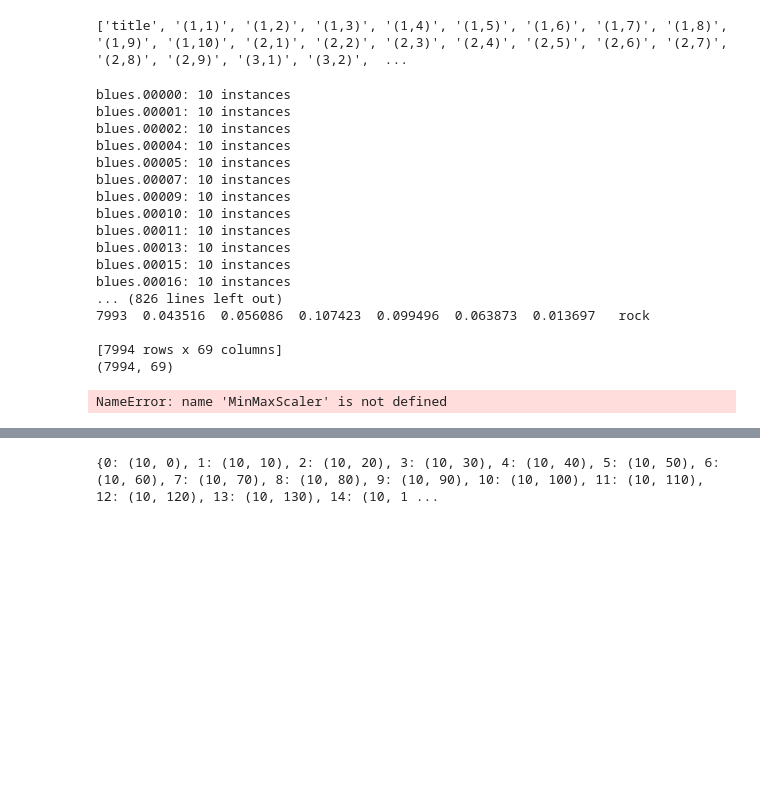
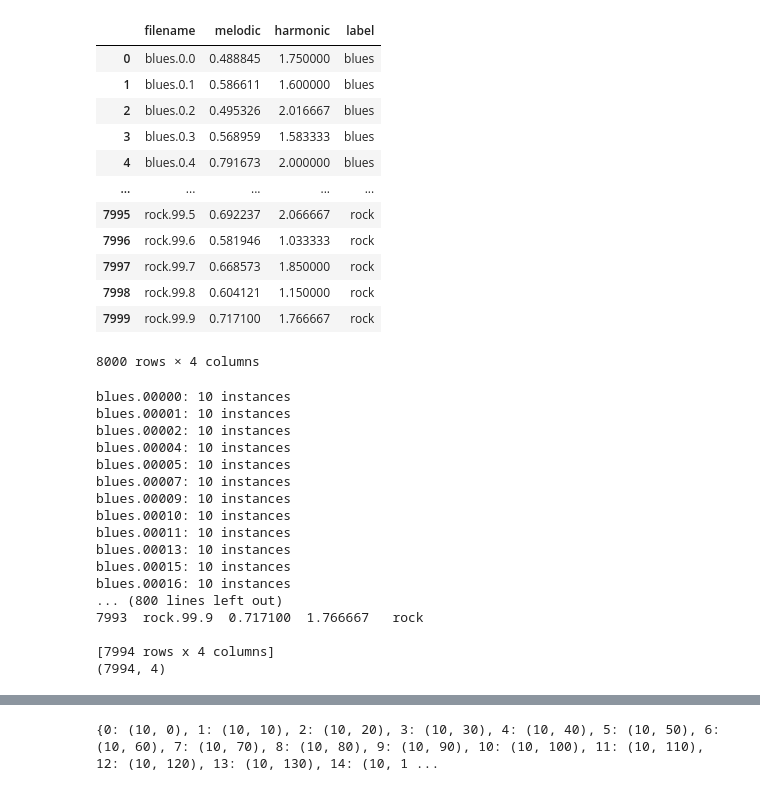
Before and after one commit to jgorton1/CSC580FinalProject, a Jupyter notebook: cameron_data.ipynb, the cells around one changed output, grey strips where cells are left out. Saved outputs shown, nothing was run; the diff lists cells and outputs as text; code cells hidden in the pictures; blank space fills up the shorter version.

```diff
--- a/cameron_data.ipynb
+++ b/cameron_data.ipynb
@@ -1,19 +1,44 @@
 # %%
 import pandas as pd
 import numpy as np
 import utils.n_fold_cv
+from sklearn.preprocessing import MinMaxScaler
+from sklearn.preprocessing import StandardScaler
+'''
 names = ["title"]
-for j in range(1,11):
-    names += [f"({j},{i})" for i in range(1, 11-j+1)]
+for j in range(1,7):
+    names += [f"({j},{i})" for i in range(1, 7-j+1)]
 names = names + list(range(12)) + ["label"]
 print(names)
+
+names = ["title"]
+for j in range(1,6):
+    names += [f"({j},{i})" for i in range(1, 7)]
+names += [f"({6},{i})" for i in range(1, 6)]
+names = names + list(range(7)) + ["label"]
+print(names)
+'''
+names= ["filename", "melodic", "harmonic", "label"]
 # Skip the first line and load the data into a pandas DataFrame
-df = pd.read_csv("Data/train_features.csv", skiprows=1, header=None, names=names)
+df = pd.read_csv("Data/mh_train.csv", skiprows=1, header=None, names=names)
 
 # Display the DataFrame
 df.columns = df.columns.astype(str)
+df
 # %% [output]
+|  | filename | melodic | harmonic | label |
+| 0 | blues.0.0 | 0.488845 | 1.750000 | blues |
+| 1 | blues.0.1 | 0.586611 | 1.600000 | blues |
+| 2 | blues.0.2 | 0.495326 | 2.016667 | blues |
+| 3 | blues.0.3 | 0.568959 | 1.583333 | blues |
+| 4 | blues.0.4 | 0.791673 | 2.000000 | blues |
+| ... | ... | ... | ... | ... |
+| 7995 | rock.99.5 | 0.692237 | 2.066667 | rock |
+| 7996 | rock.99.6 | 0.581946 | 1.033333 | rock |
+| 7997 | rock.99.7 | 0.668573 | 1.850000 | rock |
+| 7998 | rock.99.8 | 0.604121 | 1.150000 | rock |
+| 7999 | rock.99.9 | 0.717100 | 1.766667 | rock |
-['title', '(1,1)', '(1,2)', '(1,3)', '(1,4)', '(1,5)', '(1,6)', '(1,7)', '(1,8)', '(1,9)', '(1,10)', '(2,1)', '(2,2)', '(2,3)', '(2,4)', '(2,5)', '(2,6)', '(2,7)', '(2,8)', '(2,9)', '(3,1)', '(3,2)',  ...
+8000 rows × 4 columns
 # %%
 df3 = pd.read_csv("Data\\train_data_3sec.csv", header=0)
 
@@ -84,7 +109,7 @@ numeric_labels = np.array([label_mapping[label] for label in labels])
 # Convert features to a numpy array
 features_array = np.array(features, dtype=np.float32)
 numeric_labels.shape
-scaler = MinMaxScaler()
+scaler = StandardScaler()
 normalized_features = scaler.fit_transform(features_array)
 # %% [output]
 blues.00000: 10 instances
@@ -99,11 +124,10 @@ blues.00011: 10 instances
 blues.00013: 10 instances
 blues.00015: 10 instances
 blues.00016: 10 instances
-... (826 lines left out)
-7993  0.043516  0.056086  0.107423  0.099496  0.063873  0.013697   rock
+... (800 lines left out)
+7993  rock.99.9  0.717100  1.766667   rock
 
-[7994 rows x 69 columns]
-(7994, 69)
+[7994 rows x 4 columns]
+(7994, 4)
-NameError: name 'MinMaxScaler' is not defined
 # %%
 # Merge the DataFrames, keeping all columns except the first column of df1
```
Also changed, not shown: parts of 9 cells of this notebook, 9 other files.
